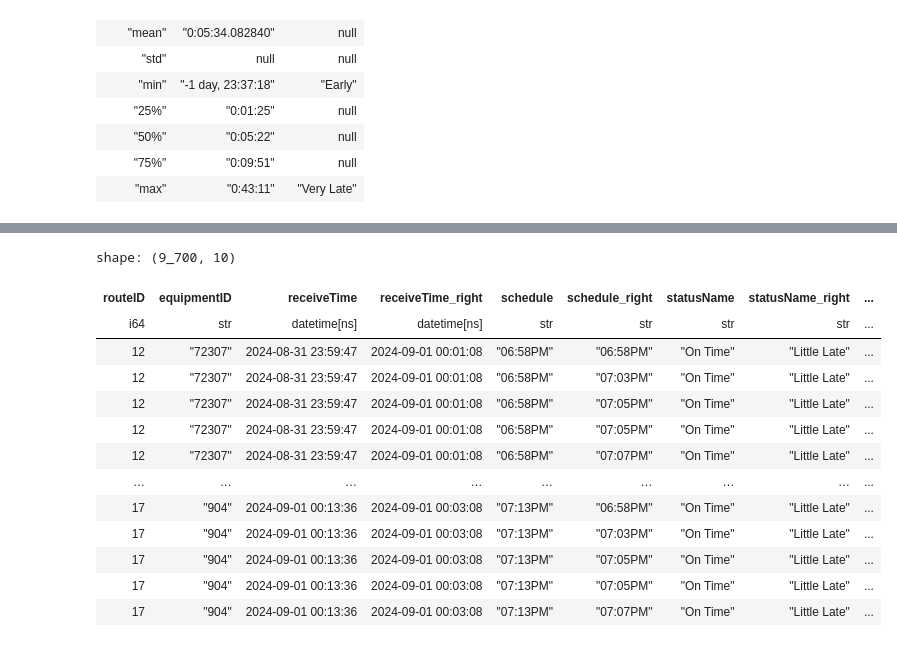
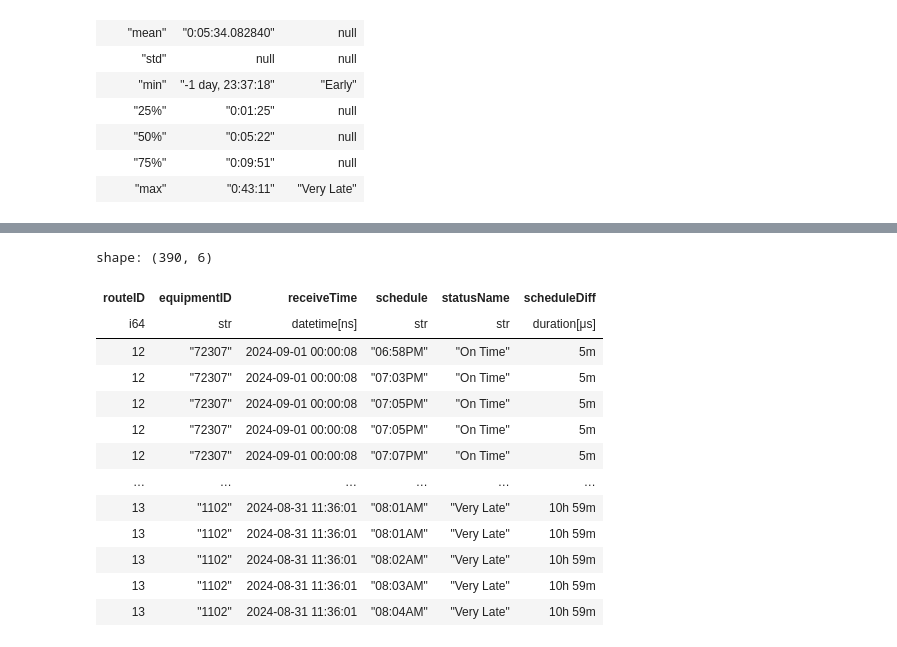
Before and after one commit to shaivilp/Research-Rookies, a Jupyter notebook: data_visualization/predictions.ipynb, the cells around one changed output, grey strips where cells are left out. Drawn from its saved outputs; the diff is of its cells as text; code cells hidden in the pictures.

```diff
--- a/data_visualization/predictions.ipynb
+++ b/data_visualization/predictions.ipynb
@@ -354,26 +354,23 @@ plt.show()
 # %%
 # Define a threshold for overlapping data in minutes
-threshold = 1.0
-
-# Perform an inner join to find overlapping data
-cross_joined = on_time_data.join(little_late_data, how='cross')
+threshold = 5.0 * 60
 
 # Filter out pairs where the difference in scheduleDiff_minutes is within the threshold
-overlapping_data = cross_joined.filter((pl.col('scheduleDiff_minutes') - pl.col('scheduleDiff_minutes_right')).abs() <= threshold)
+overlapping_data = data.filter(pl.col('scheduleDiff').dt.total_seconds() >= threshold).sort('scheduleDiff')
 
-overlapping_data['routeID', 'equipmentID', 'receiveTime', 'receiveTime_right', 'schedule', 'schedule_right','statusName', 'statusName_right', 'scheduleDiff_minutes', 'scheduleDiff_minutes_right']
+overlapping_data['routeID', 'equipmentID', 'receiveTime', 'schedule','statusName', 'scheduleDiff']
 # %% [output]
-shape: (9_700, 10)
+shape: (390, 6)
-| routeID | equipmentID | receiveTime | receiveTime_right | schedule | schedule_right | statusName | statusName_right | ... |
-| i64 | str | datetime[ns] | datetime[ns] | str | str | str | str | ... |
-| 12 | "72307" | 2024-08-31 23:59:47 | 2024-09-01 00:01:08 | "06:58PM" | "06:58PM" | "On Time" | "Little Late" | ... |
-| 12 | "72307" | 2024-08-31 23:59:47 | 2024-09-01 00:01:08 | "06:58PM" | "07:03PM" | "On Time" | "Little Late" | ... |
-| 12 | "72307" | 2024-08-31 23:59:47 | 2024-09-01 00:01:08 | "06:58PM" | "07:05PM" | "On Time" | "Little Late" | ... |
-| 12 | "72307" | 2024-08-31 23:59:47 | 2024-09-01 00:01:08 | "06:58PM" | "07:05PM" | "On Time" | "Little Late" | ... |
-| 12 | "72307" | 2024-08-31 23:59:47 | 2024-09-01 00:01:08 | "06:58PM" | "07:07PM" | "On Time" | "Little Late" | ... |
-| … | … | … | … | … | … | … | … | ... |
-| 17 | "904" | 2024-09-01 00:13:36 | 2024-09-01 00:03:08 | "07:13PM" | "06:58PM" | "On Time" | "Little Late" | ... |
-| 17 | "904" | 2024-09-01 00:13:36 | 2024-09-01 00:03:08 | "07:13PM" | "07:03PM" | "On Time" | "Little Late" | ... |
-| 17 | "904" | 2024-09-01 00:13:36 | 2024-09-01 00:03:08 | "07:13PM" | "07:05PM" | "On Time" | "Little Late" | ... |
-| 17 | "904" | 2024-09-01 00:13:36 | 2024-09-01 00:03:08 | "07:13PM" | "07:05PM" | "On Time" | "Little Late" | ... |
-| 17 | "904" | 2024-09-01 00:13:36 | 2024-09-01 00:03:08 | "07:13PM" | "07:07PM" | "On Time" | "Little Late" | ... |
+| routeID | equipmentID | receiveTime | schedule | statusName | scheduleDiff |
+| i64 | str | datetime[ns] | str | str | duration[μs] |
+| 12 | "72307" | 2024-09-01 00:00:08 | "06:58PM" | "On Time" | 5m |
+| 12 | "72307" | 2024-09-01 00:00:08 | "07:03PM" | "On Time" | 5m |
+| 12 | "72307" | 2024-09-01 00:00:08 | "07:05PM" | "On Time" | 5m |
+| 12 | "72307" | 2024-09-01 00:00:08 | "07:05PM" | "On Time" | 5m |
+| 12 | "72307" | 2024-09-01 00:00:08 | "07:07PM" | "On Time" | 5m |
+| … | … | … | … | … | … |
+| 13 | "1102" | 2024-08-31 11:36:01 | "08:01AM" | "Very Late" | 10h 59m |
+| 13 | "1102" | 2024-08-31 11:36:01 | "08:01AM" | "Very Late" | 10h 59m |
+| 13 | "1102" | 2024-08-31 11:36:01 | "08:02AM" | "Very Late" | 10h 59m |
+| 13 | "1102" | 2024-08-31 11:36:01 | "08:03AM" | "Very Late" | 10h 59m |
+| 13 | "1102" | 2024-08-31 11:36:01 | "08:04AM" | "Very Late" | 10h 59m |
```
Also changed, not shown: parts of 3 cells of this notebook.
